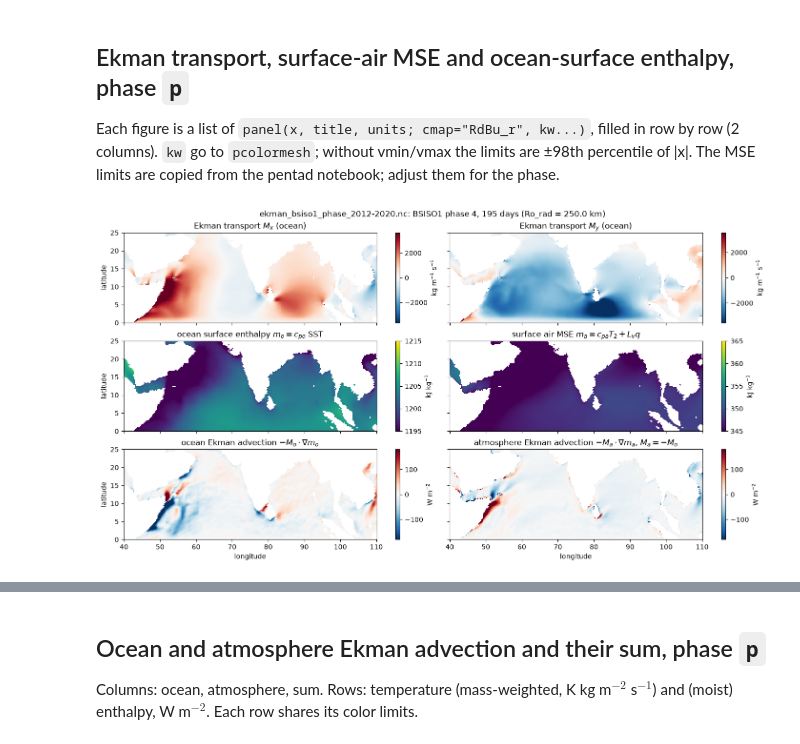
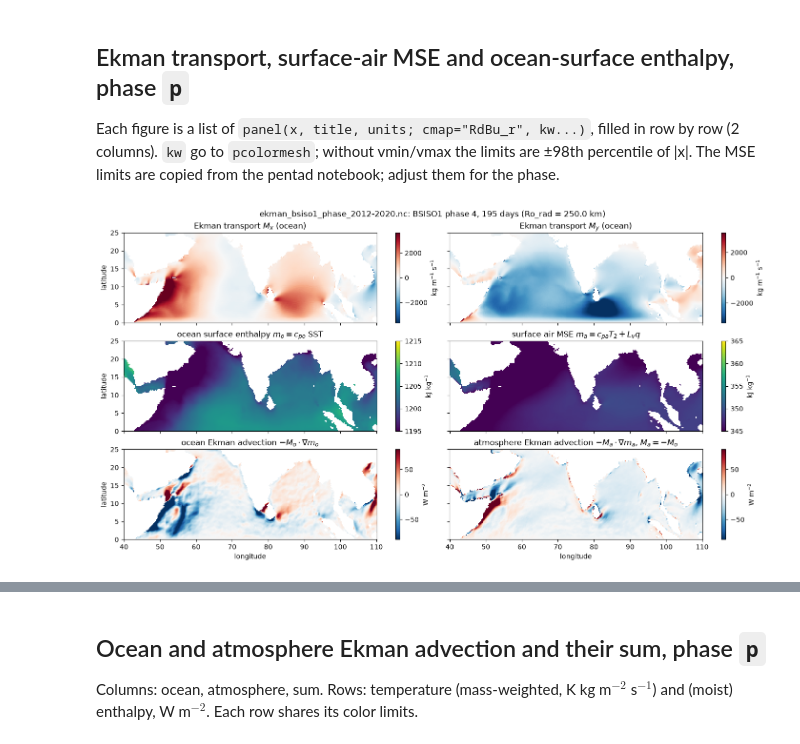
Before and after one commit to deszoeke/ekman-astz, a Jupyter notebook: plot/bsiso_plots.ipynb, the cells around one changed output, grey strips where cells are left out. Drawn from its saved outputs; the diff is of its cells as text; code cells hidden in the pictures.

Commit message:
edit nb plots

```diff
--- a/plot/bsiso_plots.ipynb
+++ b/plot/bsiso_plots.ipynb
@@ -52,17 +52,17 @@ Each figure is a list of `panel(x, title, units; cmap="RdBu_r", kw...)`, filled
 # %%
 panels1 = [
     panel(f.Mx, raw"Ekman transport $M_x$ (ocean)", raw"kg m$^{-1}$ s$^{-1}$"),
     panel(f.My, raw"Ekman transport $M_y$ (ocean)", raw"kg m$^{-1}$ s$^{-1}$"),
     panel(f.m_o ./ 1e3, raw"ocean surface enthalpy $m_o = c_{po}$ SST", raw"kJ kg$^{-1}$"; cmap="viridis", vmin=1195, vmax=1215),
     panel(f.m_a ./ 1e3, raw"surface air MSE $m_a = c_{pa} T_2 + L_v q$", raw"kJ kg$^{-1}$"; cmap="viridis", vmin=345, vmax=365),
-    panel(f.adv_o, raw"ocean Ekman advection $-M_o \cdot \nabla m_o$", flux_units; vmin=-advlim, vmax=advlim),
-    panel(f.adv_a, raw"atmosphere Ekman advection $-M_a \cdot \nabla m_a$, $M_a = -M_o$", flux_units; vmin=-advlim, vmax=advlim)
+    panel(f.adv_o, raw"ocean Ekman advection $-M_o \cdot \nabla m_o$", flux_units; vmin=-advlim/2, vmax=advlim/2),
+    panel(f.adv_a, raw"atmosphere Ekman advection $-M_a \cdot \nabla m_a$, $M_a = -M_o$", flux_units; vmin=-advlim/2, vmax=advlim/2)
     ]
 fig1, axs1 = plot_panels(f.lon, f.lat, panels1; land=f.land, suptitle=figtitle);
 for ax in axs1.flat
     ax.set_ylim(ylims...); # axes are shared: sets all panels
     ax.set_aspect("equal")
 end
 # fig1.savefig("bsiso_V_ma_mo_phase$p.png")
 # %% [output]
-[figure, old version]
+[figure, new version]
```
Also changed, not shown: parts of 1 cell of this notebook.
